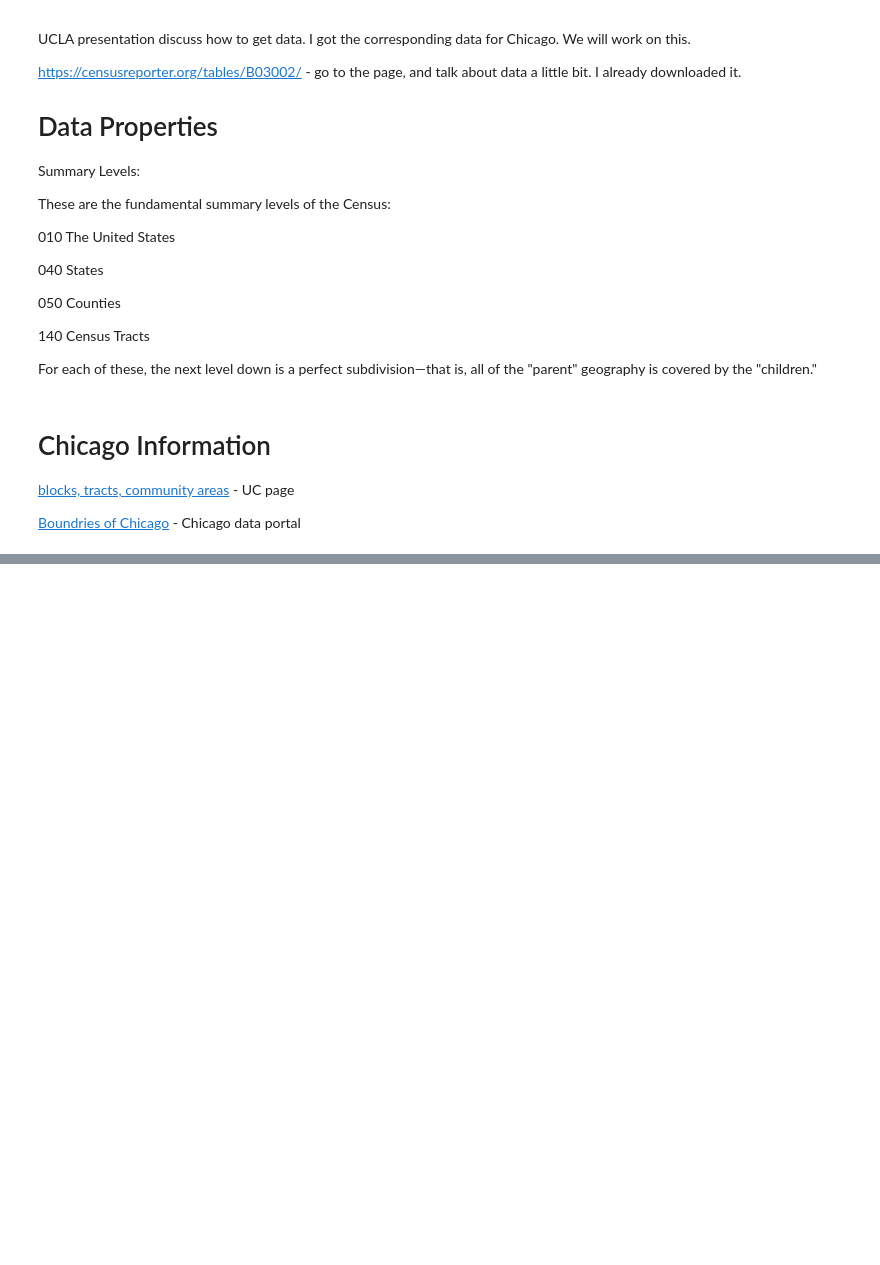
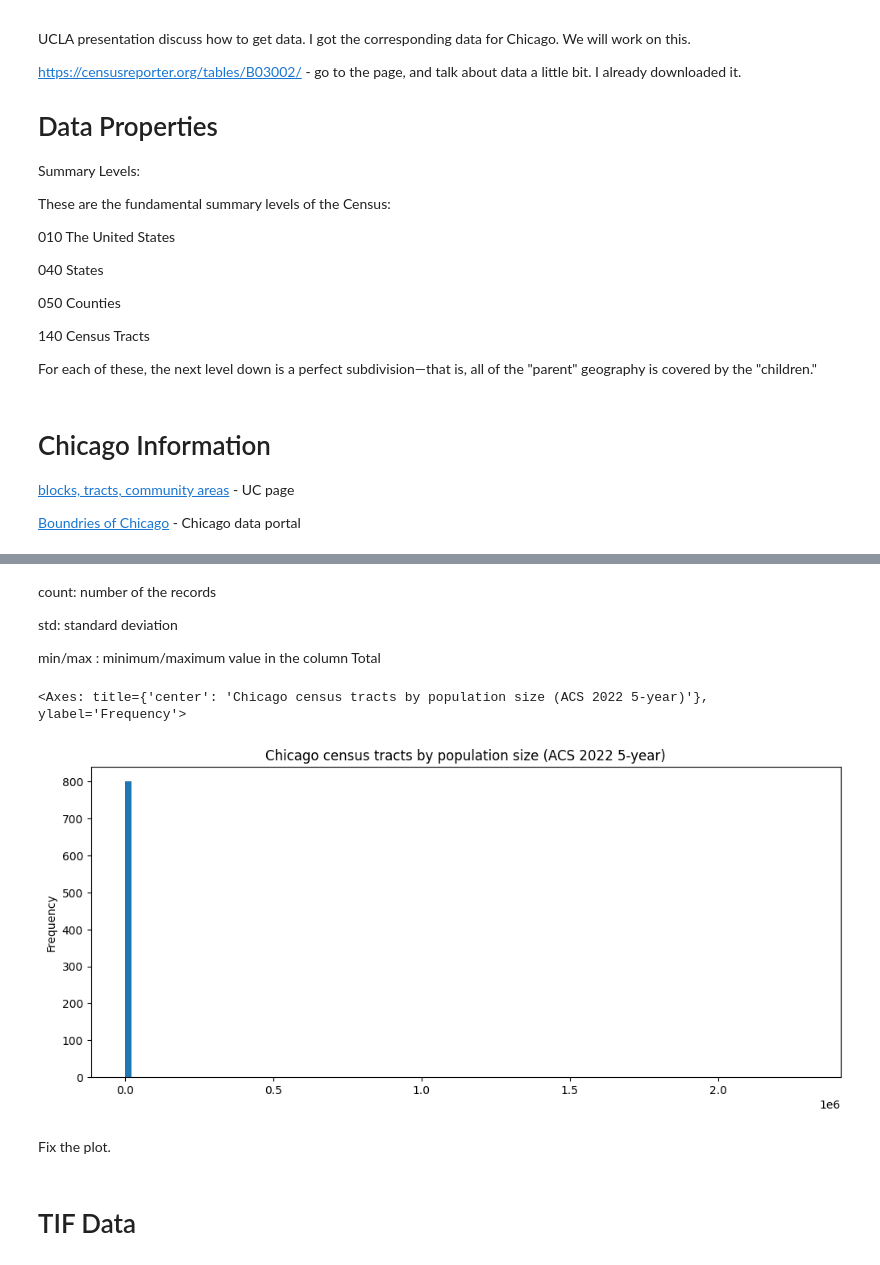
Before and after one commit to kirtisoglu/Chicago-Census-TIF-GIS-Analysis, a Jupyter notebook: Chicago_Census_Data_&_TIF_Analysis.ipynb, the cells around one changed output, grey strips where cells are left out. Saved outputs shown, nothing was run; the diff lists cells and outputs as text; code cells hidden in the pictures; blank space fills up the shorter version.

```diff
--- a/Chicago_Census_Data_&_TIF_Analysis.ipynb
+++ b/Chicago_Census_Data_&_TIF_Analysis.ipynb
@@ -90,0 +299,13 @@ For each of these, the next level down is a perfect subdivision—that is, all o
+# %%
+# create a list of columns to keep
+keep_columns = ['geoid',
+ 'name',
+ 'B14001001',
+ 'B14001005',
+ 'B14001007',
+ 'B14001009',
+ 'B14001010',
+ 'geometry']
+# %%
+# redefine gdf with only columns to keep
+education =education[keep_columns]
@@ -90,0 +324,9 @@ For each of these, the next level down is a perfect subdivision—that is, all o
+# %%
+education.columns = ['geoid',
+ 'name',
+ 'Total',
+ 'Enrolled in grade 1 to grade 4',
+ 'Enrolled in grade 9 to grade 12',
+ 'Graduate or professional school',
+ 'Not enrolled in school',
+ 'geometry']
@@ -90,0 +344,2 @@ For each of these, the next level down is a perfect subdivision—that is, all o
+# %%
+education['Total'] = education['Enrolled in grade 1 to grade 4'] + education['Enrolled in grade 9 to grade 12'] + education['Graduate or professional school'] + education['Not enrolled in school']
@@ -90,0 +377,15 @@ For each of these, the next level down is a perfect subdivision—that is, all o
+# %% [markdown]
+count: number of the records
+
+std: standard deviation
+
+min/max : minimum/maximum value in the column Total
+# %%
+education['Total'].plot.hist(figsize=(12, 5), bins=100, title='Chicago census tracts by population size (ACS 2022 5-year)')
+# %% [output]
+<Axes: title={'center': 'Chicago census tracts by population size (ACS 2022 5-year)'}, ylabel='Frequency'>
+[figure, added]
+# %% [markdown]
+Fix the plot.
+# %% [markdown]
+# TIF Data
```
Also changed, not shown: parts of 54 cells of this notebook.
